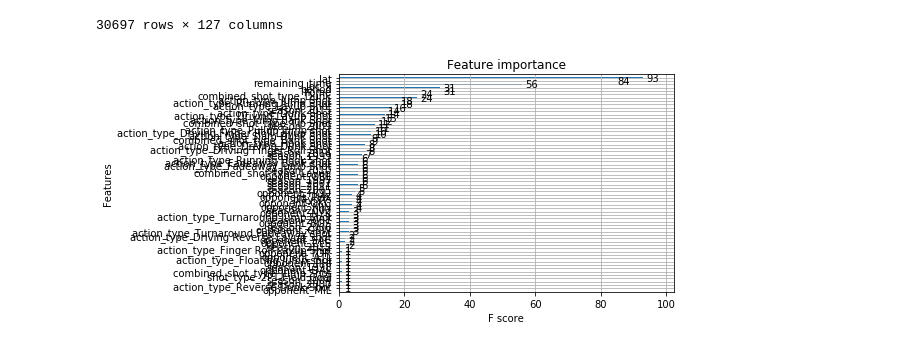
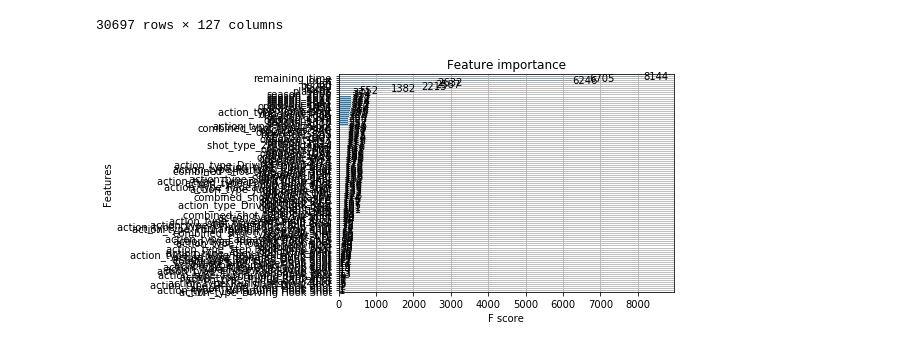
Before and after one commit to sunghoonhong/kobe, a Jupyter notebook: kobe_test.ipynb, the cells around one changed output. Drawn from its saved outputs; the diff is of its cells as text; code cells hidden in the pictures.

```diff
--- a/kobe_test.ipynb
+++ b/kobe_test.ipynb
@@ -89,9 +90,9 @@ from xgboost import plot_importance
 import matplotlib.pyplot as plt
 # %%
-model = XGBClassifier()
+model = XGBClassifier(random_state=1, learning_rate=0.01, n_estimators=500, max_depth=8, subsample=0.6, colsample_bytree=0.6)
 model.fit(train_X, train_y)
 
 plot_importance(model)
 plt.show()
 # %% [output]
-[figure, old version]
+[figure, new version]
```
Also changed, not shown: parts of 3 cells of this notebook.
